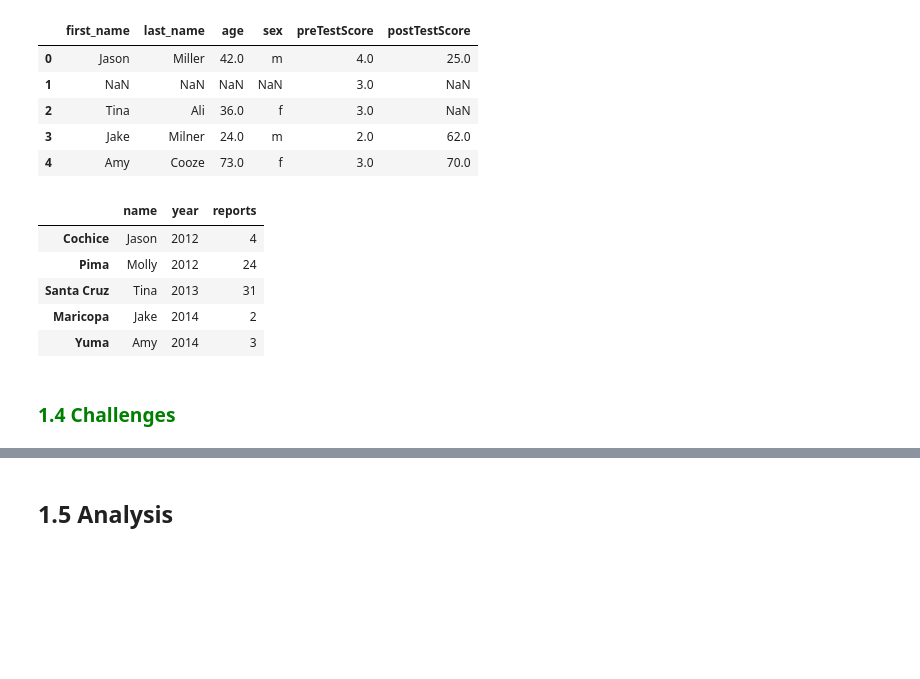
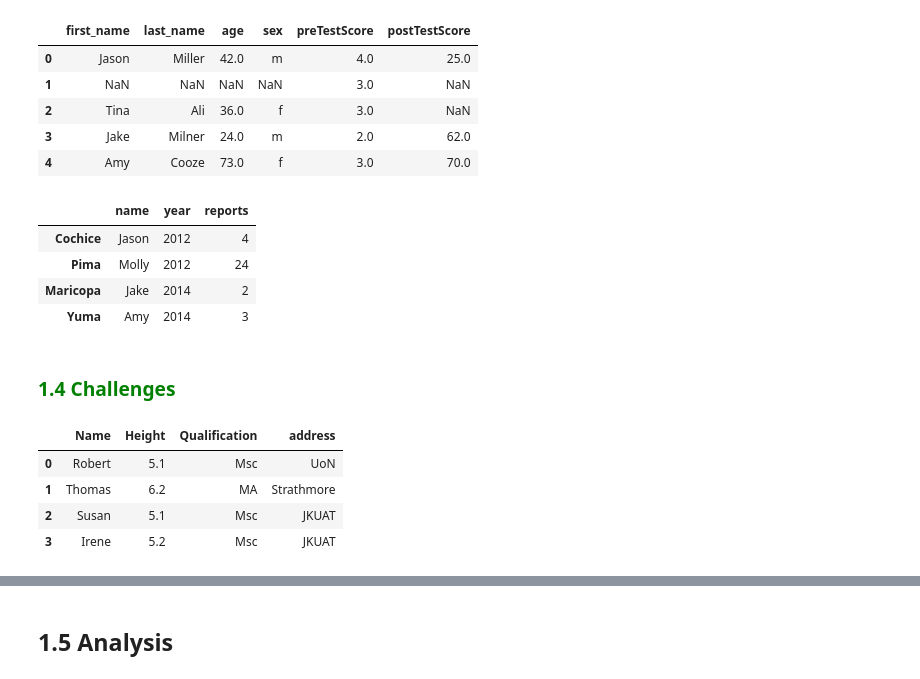
Before and after one commit to pavansai909/python, a Jupyter notebook: Pandas_Basics_II.ipynb, the cells around one changed output, grey strips where cells are left out. Drawn from its saved outputs; the diff is of its cells as text; code cells hidden in the pictures; blank space fills up the shorter version.

```diff
--- a/Pandas_Basics_II.ipynb
+++ b/Pandas_Basics_II.ipynb
@@ -835,34 +873,33 @@ df
 # %%
 # Example 5
 # Dropping rows and columns in pandas Dataframe
 #
 
 # Create a dataframe
 data = {'name': ['Jason', 'Molly', 'Tina', 'Jake', 'Amy'],
         'year': [2012, 2012, 2013, 2014, 2014],
         'reports': [4, 24, 31, 2, 3]}
 df = pd.DataFrame(data, index = ['Cochice', 'Pima', 'Santa Cruz', 'Maricopa', 'Yuma'])
 df
 
 # Drop an observation (row)
 # Uncomment the line below after running previous lines
-# df.drop(['Cochice', 'Pima'])
+df.drop(['Cochice', 'Pima'])
 
 # Drop a variable (column).
 # NB: axis=1 denotes that we are referring to a column, not a row
 # Uncomment the line below after running previous lines
-# df.drop('reports', axis=1)
+df.drop('reports', axis=1)
 
 # Drop a row if it contains a certain value (in this case, “Tina”)
 # Create a new dataframe called df that includes all rows where
 # the value of a cell in the name column does not equal “Tina”
-# Uncomment the line below after running previous lines
-# df[df.name != 'Tina']
+# # Uncomment the line below after running previous lines
+df[df.name != 'Tina']
 # %% [output]
 |  | name | year | reports |
 | Cochice | Jason | 2012 | 4 |
 | Pima | Molly | 2012 | 24 |
-| Santa Cruz | Tina | 2013 | 31 |
 | Maricopa | Jake | 2014 | 2 |
 | Yuma | Amy | 2014 | 3 |
 # %% [markdown]
@@ -878,7 +915,18 @@ finals = {'Name': ['Robert', 'Thomas', 'Susan', 'Irene'],
         'Qualification': ['Msc', 'MA', 'Msc', 'Msc']}
 address = ['UoN', 'Strathmore', 'JKUAT', 'JKUAT']
 
-OUR CODE GOES HERE
+df = pd.DataFrame.from_dict(finals)
+df
+df.assign(address = ['UoN', 'Strathmore', 'JKUAT', 'JKUAT'])
+
+df['address'] =address
+df
+# %% [output]
+|  | Name | Height | Qualification | address |
+| 0 | Robert | 5.1 | Msc | UoN |
+| 1 | Thomas | 6.2 | MA | Strathmore |
+| 2 | Susan | 5.1 | Msc | JKUAT |
+| 3 | Irene | 5.2 | Msc | JKUAT |
 # %%
 # Challenge 2
 # Let us lowercase the column names in the following dataset
```
Also changed, not shown: parts of 24 cells of this notebook, 9 other files.
